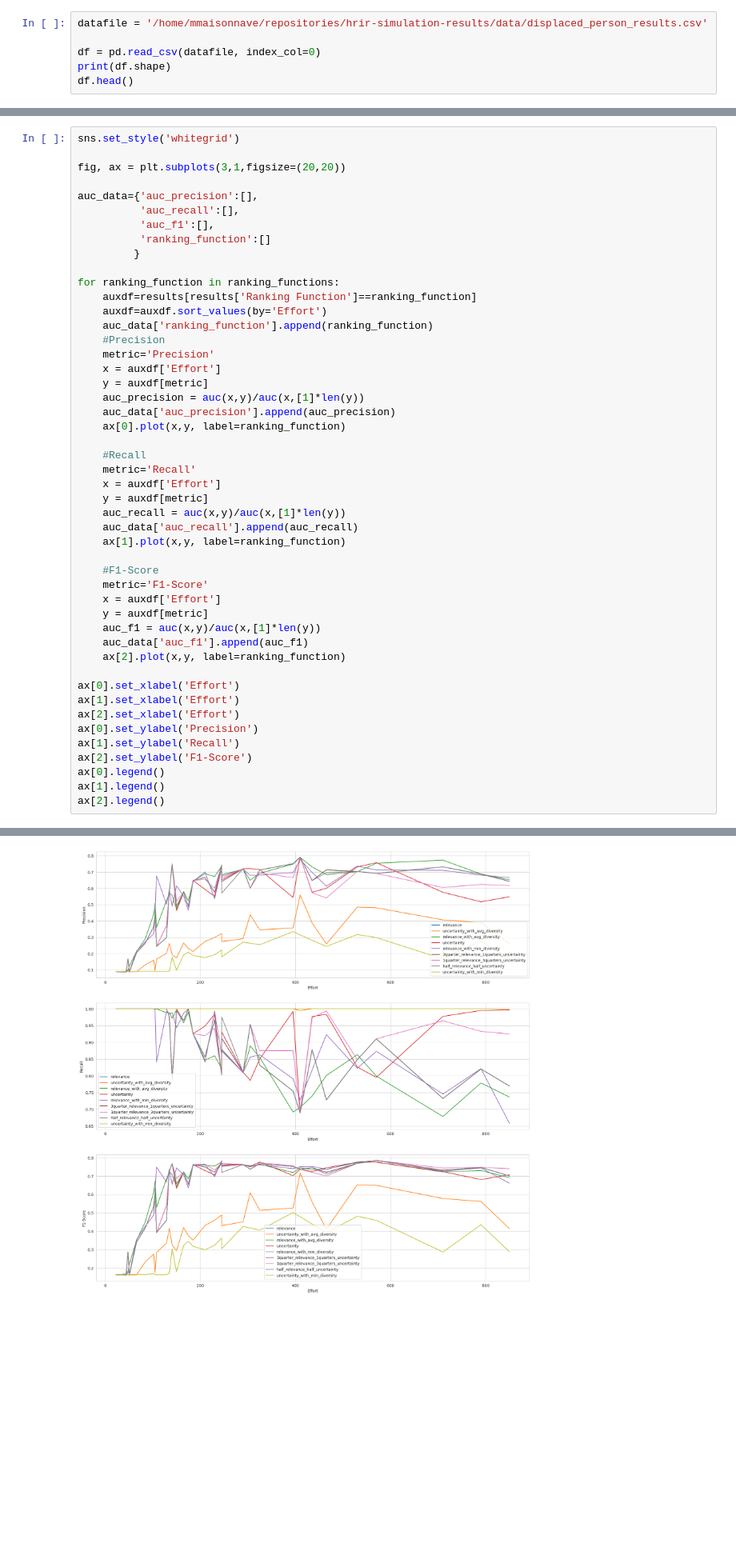
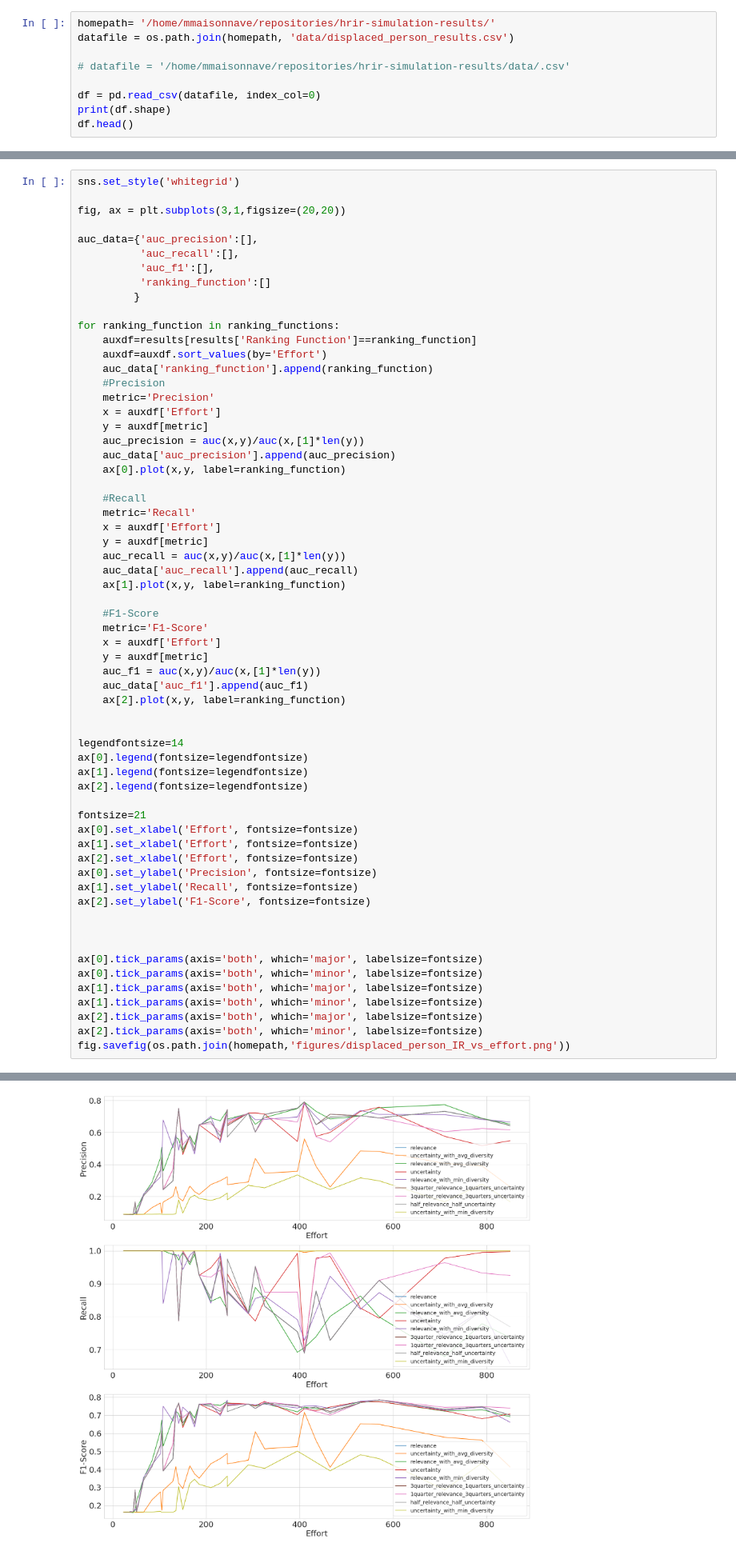
Before and after one commit to mmaisonnave/hrir-simulation-results, a Jupyter notebook: notebooks/01_displaced_person_figures.ipynb, the cells around one changed output, grey strips where cells are left out. Shown: that part at 80% size. Drawn from its saved outputs; the diff is of its cells as text; blank space fills up the shorter version.

Commit message:
added export of figures

```diff
--- a/notebooks/01_displaced_person_figures.ipynb
+++ b/notebooks/01_displaced_person_figures.ipynb
@@ -7,5 +8,8 @@ from sklearn.metrics import auc
 # %%
-datafile = '/home/mmaisonnave/repositories/hrir-simulation-results/data/displaced_person_results.csv'
+homepath= '/home/mmaisonnave/repositories/hrir-simulation-results/'
+datafile = os.path.join(homepath, 'data/displaced_person_results.csv')
+
+# datafile = '/home/mmaisonnave/repositories/hrir-simulation-results/data/.csv'
 
 df = pd.read_csv(datafile, index_col=0)
 print(df.shape)
@@ -138,13 +142,27 @@ for ranking_function in ranking_functions:
     auc_data['auc_f1'].append(auc_f1)
     ax[2].plot(x,y, label=ranking_function)
 
-ax[0].set_xlabel('Effort')
-ax[1].set_xlabel('Effort')
-ax[2].set_xlabel('Effort')
-ax[0].set_ylabel('Precision')
-ax[1].set_ylabel('Recall')
-ax[2].set_ylabel('F1-Score')
-ax[0].legend()
-ax[1].legend()
-ax[2].legend()
+
+legendfontsize=14
+ax[0].legend(fontsize=legendfontsize)
+ax[1].legend(fontsize=legendfontsize)
+ax[2].legend(fontsize=legendfontsize)
+
+fontsize=21
+ax[0].set_xlabel('Effort', fontsize=fontsize)
+ax[1].set_xlabel('Effort', fontsize=fontsize)
+ax[2].set_xlabel('Effort', fontsize=fontsize)
+ax[0].set_ylabel('Precision', fontsize=fontsize)
+ax[1].set_ylabel('Recall', fontsize=fontsize)
+ax[2].set_ylabel('F1-Score', fontsize=fontsize)
+
+
+
+ax[0].tick_params(axis='both', which='major', labelsize=fontsize)
+ax[0].tick_params(axis='both', which='minor', labelsize=fontsize)
+ax[1].tick_params(axis='both', which='major', labelsize=fontsize)
+ax[1].tick_params(axis='both', which='minor', labelsize=fontsize)
+ax[2].tick_params(axis='both', which='major', labelsize=fontsize)
+ax[2].tick_params(axis='both', which='minor', labelsize=fontsize)
+fig.savefig(os.path.join(homepath,'figures/displaced_person_IR_vs_effort.png'))
 # %% [output]
@@ -152,4 +169,4 @@ ax[2].legend()
-[figure, old version]
+[figure, new version]
 # %%
 pd.DataFrame(auc_data).sort_values(by='auc_f1', ascending=False)
 # %% [output]
```
Also changed, not shown: parts of 2 cells of this notebook, 3 other files.
